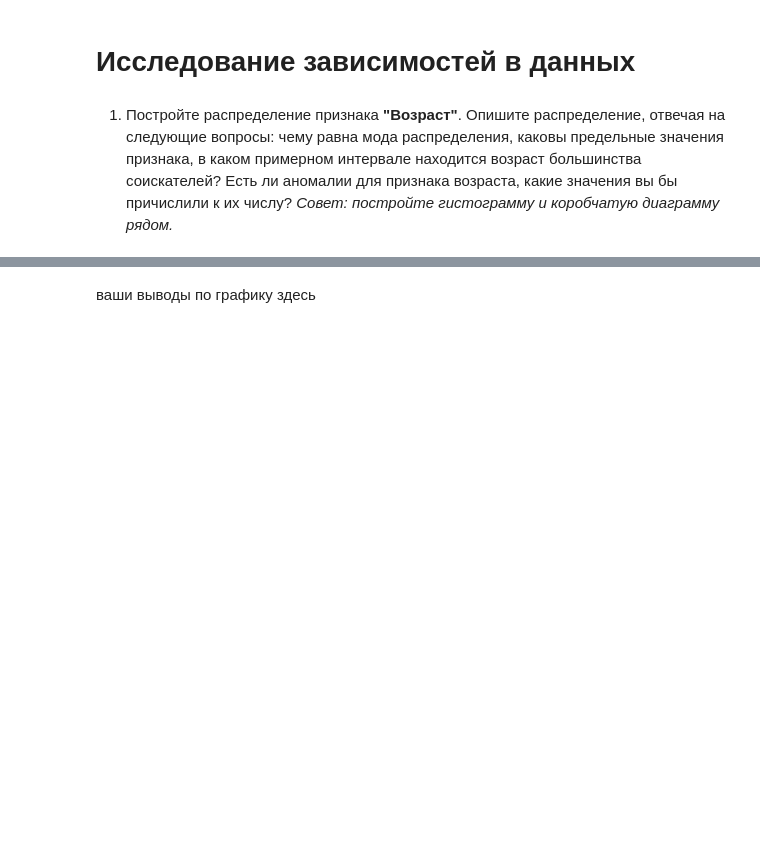
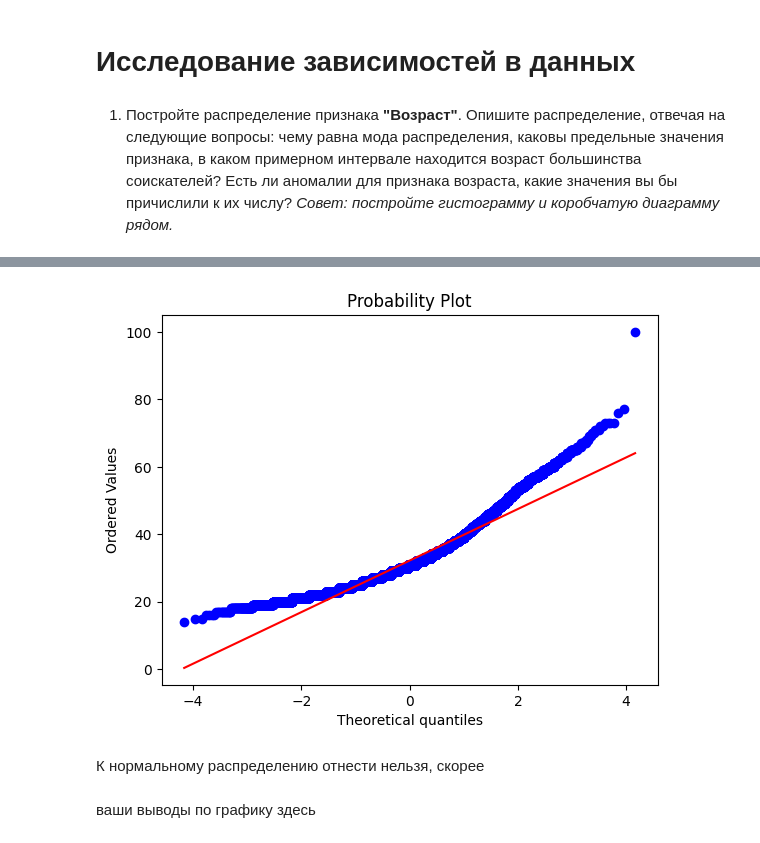
Before and after one commit to sanchopanso92/IDE, a Jupyter notebook: Project 1/Project-1. Ноутбук-шаблон.ipynb, the cells around one changed output, grey strips where cells are left out. Cells and saved outputs as stored; diff of their text form; code cells hidden in the pictures; blank space fills up the shorter version.

```diff
--- a/Project 1/Project-1. Ноутбук-шаблон.ipynb
+++ b/Project 1/Project-1. Ноутбук-шаблон.ipynb
@@ -311,3 +380,13 @@ df['Занятость']
+# %%
+import pylab
+import scipy.stats as stats
+
+stats.probplot(df['Возраст'], dist="norm",  plot=pylab )
+pylab.show()
+# %% [output]
+[figure, added]
+# %% [markdown]
+К нормальному распределению отнести нельзя, скорее
 # %% [markdown]
 ваши выводы по графику здесь
 # %% [markdown]
```
Also changed, not shown: parts of 13 cells of this notebook, 1 other file.
